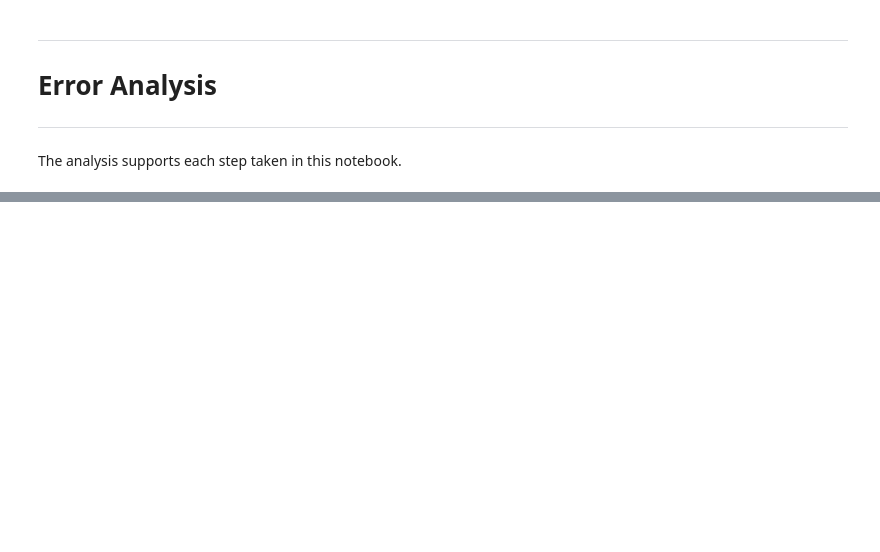
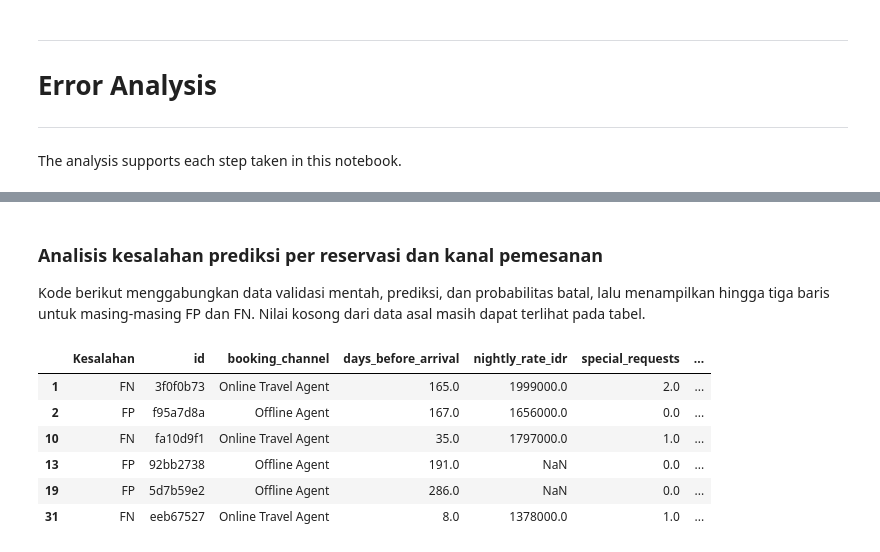
Before and after one commit to Hagon47/IF3170_G24_AyamNutellaBear, a Jupyter notebook: src/notebook/notebook.ipynb, the cells around one changed output, grey strips where cells are left out. Cells and saved outputs as stored; diff of their text form; code cells hidden in the pictures; blank space fills up the shorter version.

```diff
--- a/src/notebook/notebook.ipynb
+++ b/src/notebook/notebook.ipynb
@@ -1115,0 +1526,24 @@ The analysis supports each step taken in this notebook.
+# %% [markdown]
+### Analisis kesalahan prediksi per reservasi dan kanal pemesanan
+
+Kode berikut menggabungkan data validasi mentah, prediksi, dan probabilitas batal, lalu menampilkan hingga tiga baris untuk masing-masing FP dan FN. Nilai kosong dari data asal masih dapat terlihat pada tabel.
+# %%
+val_results_lr = val_raw.copy()
+val_results_lr['Prediksi'] = tuned_pred_lr
+val_results_lr['P(batal)'] = val_prob_lr
+val_results_lr['FP'] = (val_results_lr[TARGET] == 0) & (val_results_lr['Prediksi'] == 1)
+val_results_lr['FN'] = (val_results_lr[TARGET] == 1) & (val_results_lr['Prediksi'] == 0)
+
+errors_lr = val_results_lr.loc[val_results_lr['FP'] | val_results_lr['FN']].copy()
+errors_lr['Kesalahan'] = 'FN'
+errors_lr.loc[errors_lr['FP'], 'Kesalahan'] = 'FP'
+columns = ['Kesalahan', ID_COL, 'booking_channel', 'days_before_arrival', 'nightly_rate_idr', 'special_requests', TARGET, 'Prediksi', 'P(batal)']
+errors_lr.groupby('Kesalahan').head(3)[columns].round(3)
+# %% [output]
+|  | Kesalahan | id | booking_channel | days_before_arrival | nightly_rate_idr | special_requests | ... |
+| 1 | FN | 3f0f0b73 | Online Travel Agent | 165.0 | 1999000.0 | 2.0 | ... |
+| 2 | FP | f95a7d8a | Offline Agent | 167.0 | 1656000.0 | 0.0 | ... |
+| 10 | FN | fa10d9f1 | Online Travel Agent | 35.0 | 1797000.0 | 1.0 | ... |
+| 13 | FP | 92bb2738 | Offline Agent | 191.0 | NaN | 0.0 | ... |
+| 19 | FP | 5d7b59e2 | Offline Agent | 286.0 | NaN | 0.0 | ... |
+| 31 | FN | eeb67527 | Online Travel Agent | 8.0 | 1378000.0 | 1.0 | ... |
```
Also changed, not shown: parts of 55 cells of this notebook, 1 other file.
